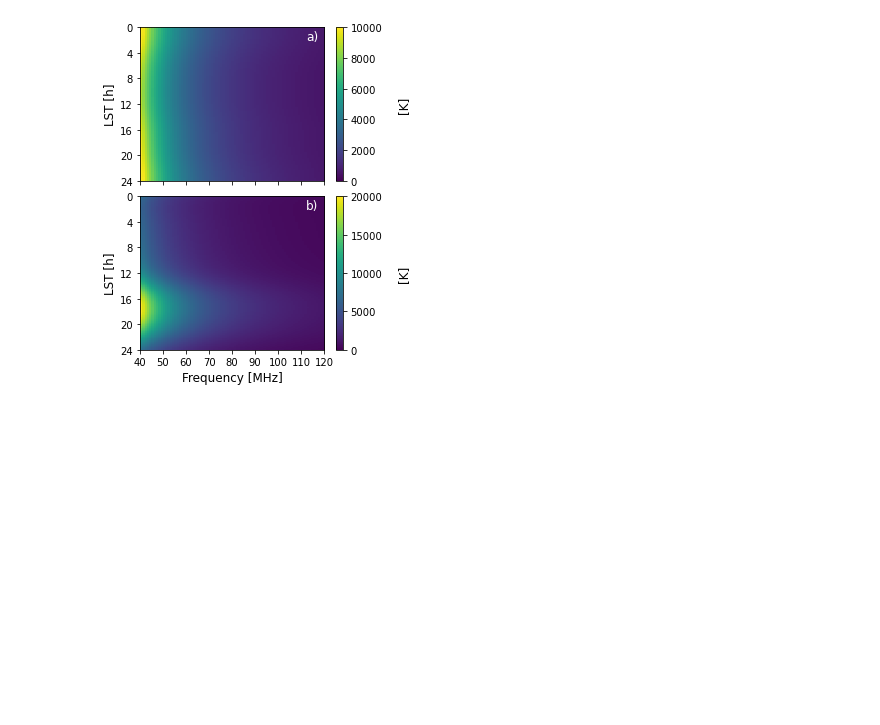
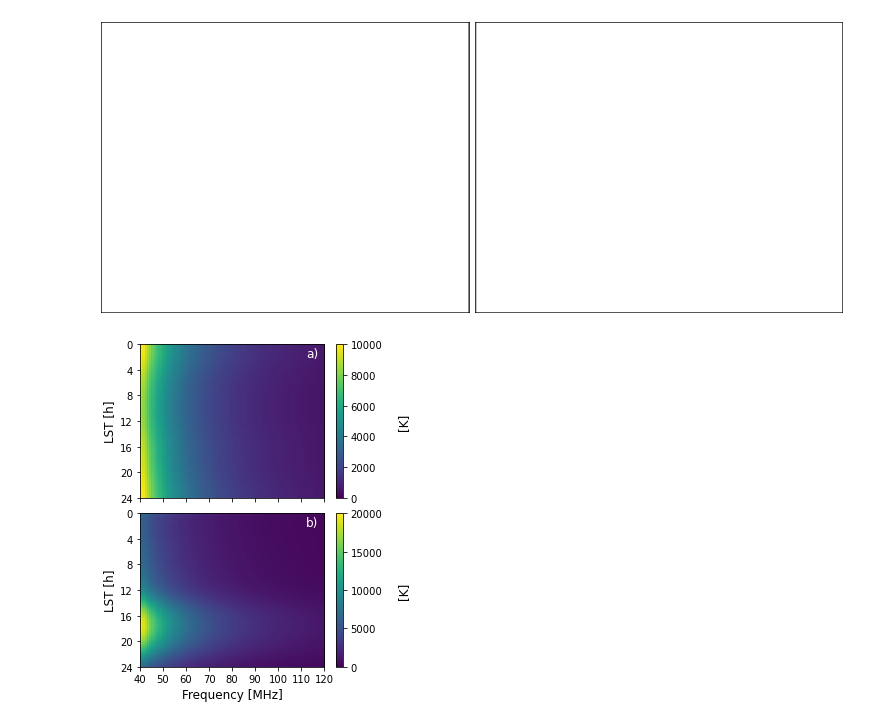
Before and after one commit to christianhbye/21cm_obs_simulations, a Jupyter notebook: PaperPlots_MIST.ipynb, the cells around one changed output. Cells and saved outputs as stored; diff of their text form; code cells hidden in the pictures; blank space fills up the shorter version.

```diff
--- a/PaperPlots_MIST.ipynb
+++ b/PaperPlots_MIST.ipynb
@@ -11,6 +8,29 @@ import matplotlib.pyplot as plt
 import numpy as np
 import paper_plots as pp
 import sweep_analyze as sa
+# %%
+panel_width = 1.4  # m
+dy = panel_width
+panel_length = 1.18  # m
+panel_sep = 2e-2  # 2 cm
+dx = 2* panel_length + panel_sep
+fig = plt.figure()
+ax = fig.add_axes([0., 0., dx, dy])
+ax.axis('off')
+ax.axvline(x=0, ymin=0, ymax=1, c='k')
+ax.axvline(x=panel_length, ymin=0, ymax=1, c='k')
+ax.axvline(x=panel_length+panel_sep, ymin=0, ymax=1, c='k')
+ax.axvline(x=2*panel_length+panel_sep, ymin=0, ymax=1, c='k')
+ax.axhline(y=0, xmin=0, xmax=panel_length/dx, c='k')
+ax.axhline(y=0, xmin=(panel_length+panel_sep)/dx, xmax=1, c='k')
+ax.axhline(y=dy, xmin=0, xmax=panel_length/dx, c='k')
+ax.axhline(y=dy, xmin=(panel_length+panel_sep)/dx, xmax=1, c='k')
+ax.set_xlim(0, dx)
+ax.set_ylim(0, dy)
+ax.text(panel_length/2, )
+plt.show()
+# %% [output]
+[figure, added]
 # %%
 f, t, l = a.get_ftl(0)
 tsouth = a.get_ftl(0, 'sweep', '-24.0', return_fl=False)
```
Also changed, not shown: parts of 2 cells of this notebook, 1 other file.
